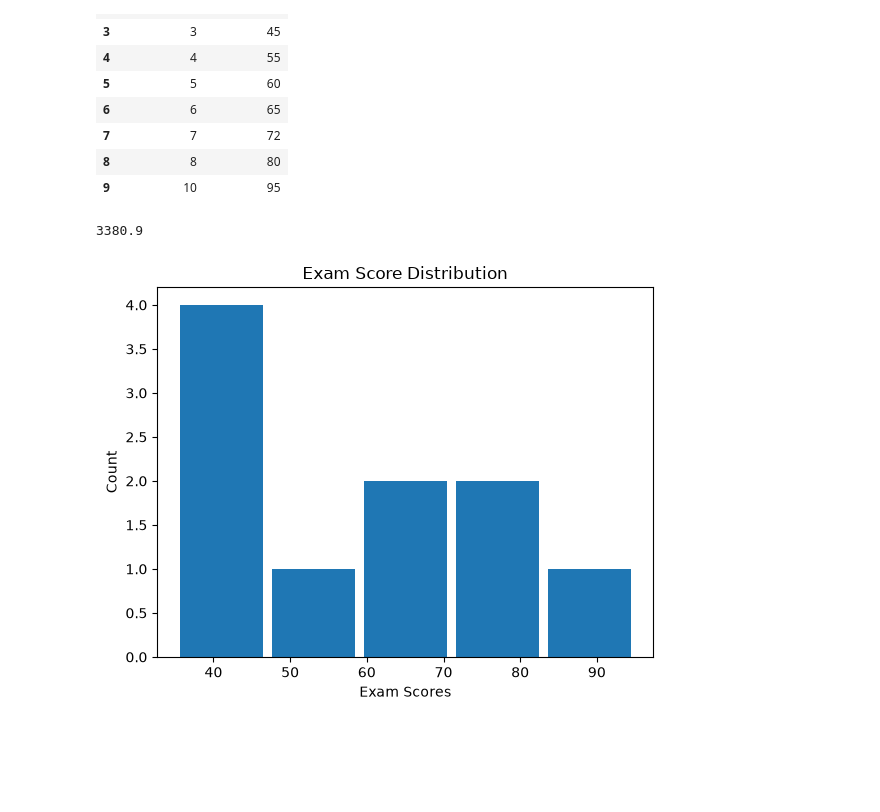
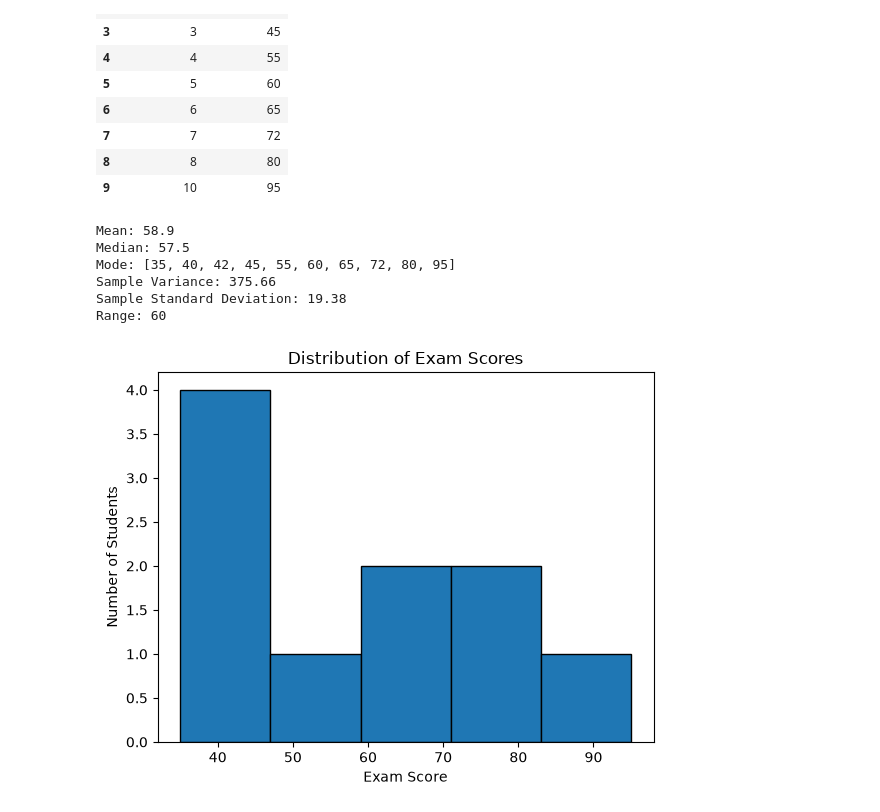
Before and after one commit to fayaspsulfikkar/daily-ml-practice, a Jupyter notebook: Exam_Reviews/Week 4/review.ipynb, the cells around one changed output. Drawn from its saved outputs; the diff is of its cells as text; code cells hidden in the pictures; blank space fills up the shorter version.

```diff
--- a/Exam_Reviews/Week 4/review.ipynb
+++ b/Exam_Reviews/Week 4/review.ipynb
@@ -42,15 +42,26 @@ data
 | 8 | 8 | 80 |
 | 9 | 10 | 95 |
 # %%
-exam_score = data["exam_score"]
-n = len(exam_score)
+scores = data["exam_score"]
 
-mean = sum(exam_score)/n
-median = np.median(exam_score)
-variance = sum([(x-mean)**2 for x in exam_score])
-std_dev = variance ** 0.5
-range = max(exam_score) - min(exam_score)
-variance
+mean = scores.mean()
+median = scores.median()
+mode = scores.mode().tolist()
+variance = scores.var(ddof=1)
+std_dev = scores.std(ddof=1)
+score_range = scores.max() - scores.min()
+
+print("Mean:", round(mean, 2))
+print("Median:", round(median, 2))
+print("Mode:", mode)
+print("Sample Variance:", round(variance, 2))
+print("Sample Standard Deviation:", round(std_dev, 2))
+print("Range:", score_range)
 # %% [output]
-3380.9
+Mean: 58.9
+Median: 57.5
+Mode: [35, 40, 42, 45, 55, 60, 65, 72, 80, 95]
+Sample Variance: 375.66
+Sample Standard Deviation: 19.38
+Range: 60
 # %%
@@ -59,10 +83,10 @@ spearman_corr = data.corr(method="spearman")
 # %%
-plt.hist(exam_score, bins=5,
-         rwidth=0.90)
-plt.title("Exam Score Distribution")
-plt.xlabel("Exam Scores")
-plt.ylabel("Count")
+plt.hist(data["exam_score"], bins=5, edgecolor="black")
+
+plt.xlabel("Exam Score")
+plt.ylabel("Number of Students")
+plt.title("Distribution of Exam Scores")
 
 plt.show()
 # %% [output]
-[figure, old version]
+[figure, new version]
```
Also changed, not shown: parts of 3 cells of this notebook, 44 other files.
